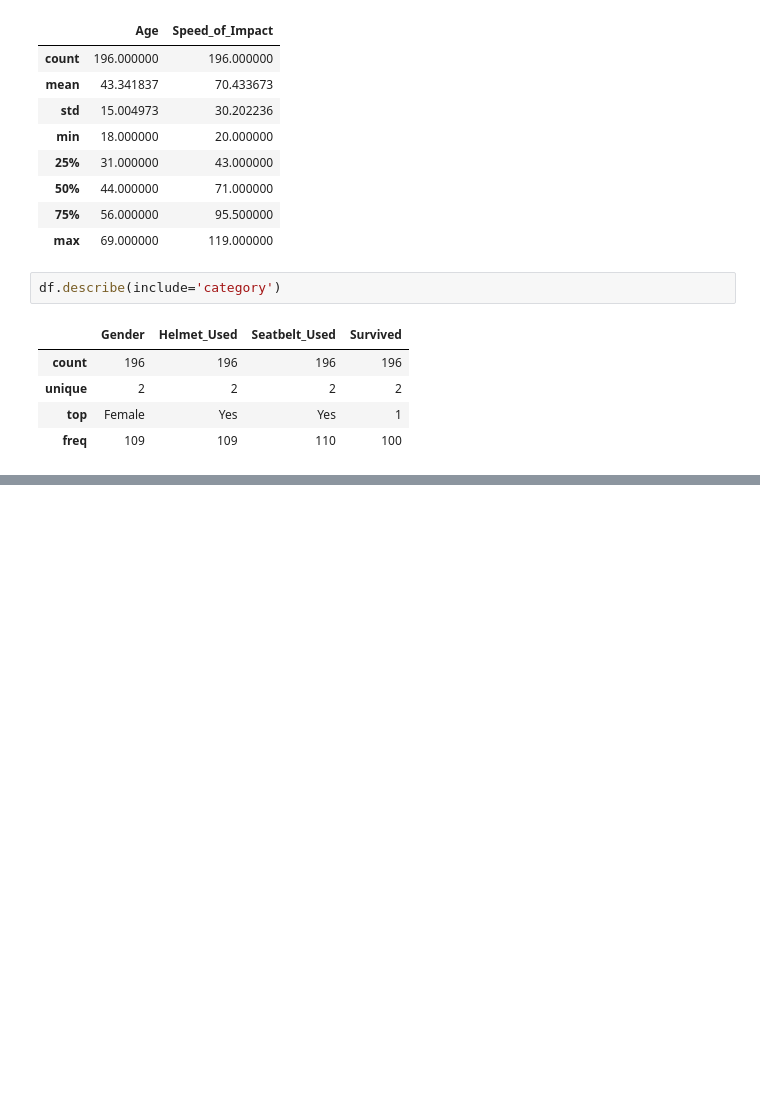
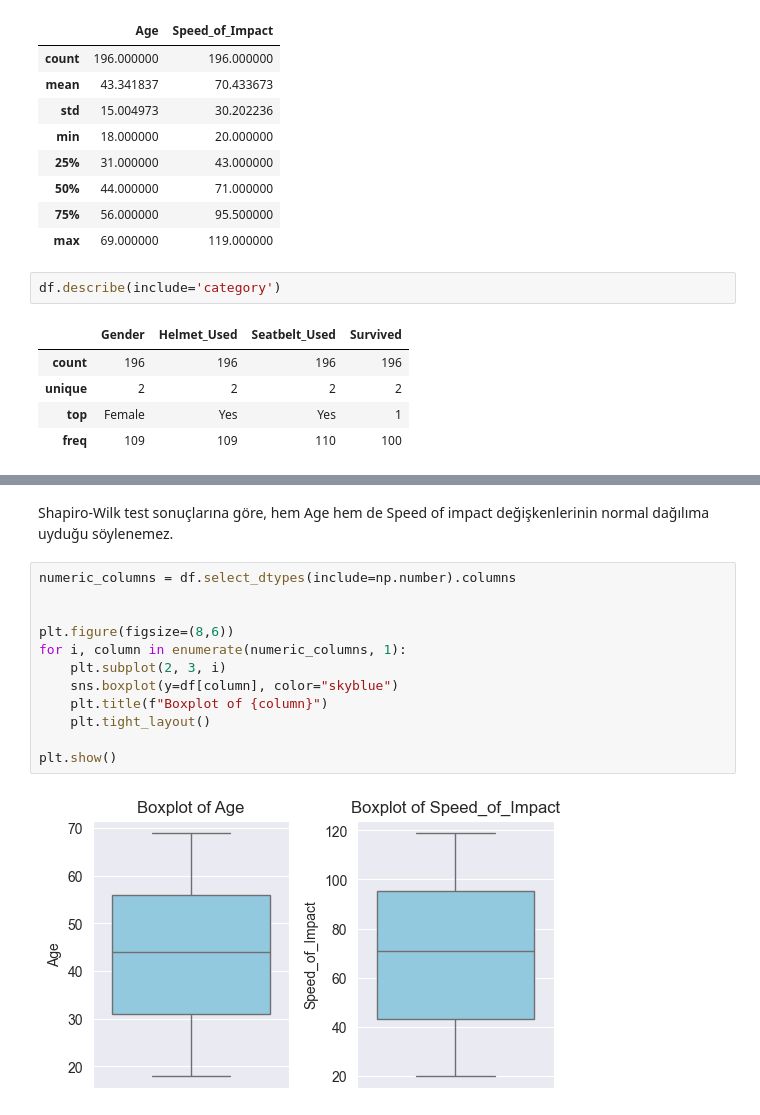
Before and after one commit to burcusevinc624/Odev3-Merge, a Jupyter notebook: odevv3.ipynb, the cells around one changed output, grey strips where cells are left out. Drawn from its saved outputs; the diff is of its cells as text; blank space fills up the shorter version.

```diff
--- a/odevv3.ipynb
+++ b/odevv3.ipynb
@@ -92,0 +122,16 @@ df.describe(include='category')
+# %% [markdown]
+Shapiro-Wilk test sonuçlarına göre, hem Age hem de Speed of impact değişkenlerinin normal dağılıma uyduğu söylenemez.
+# %%
+numeric_columns = df.select_dtypes(include=np.number).columns
+
+
+plt.figure(figsize=(8,6))
+for i, column in enumerate(numeric_columns, 1):
+    plt.subplot(2, 3, i)
+    sns.boxplot(y=df[column], color="skyblue")
+    plt.title(f"Boxplot of {column}")
+    plt.tight_layout()
+
+plt.show()
+# %% [output]
+[figure, added]
```
Also changed, not shown: parts of 13 cells of this notebook, 1 other file.
